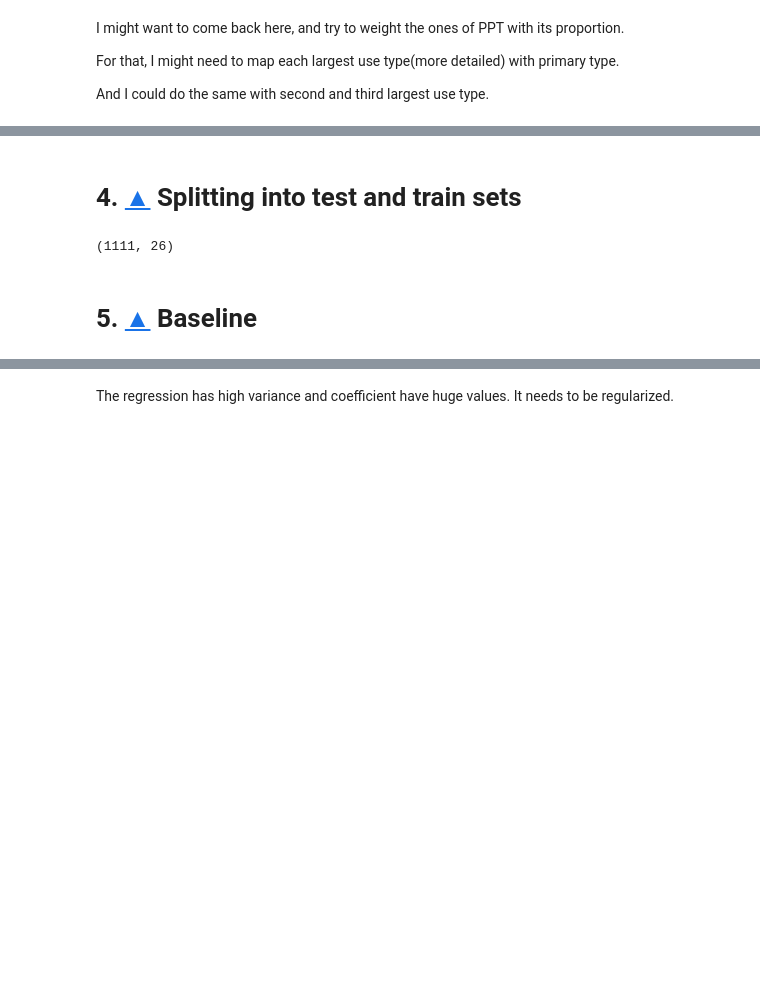
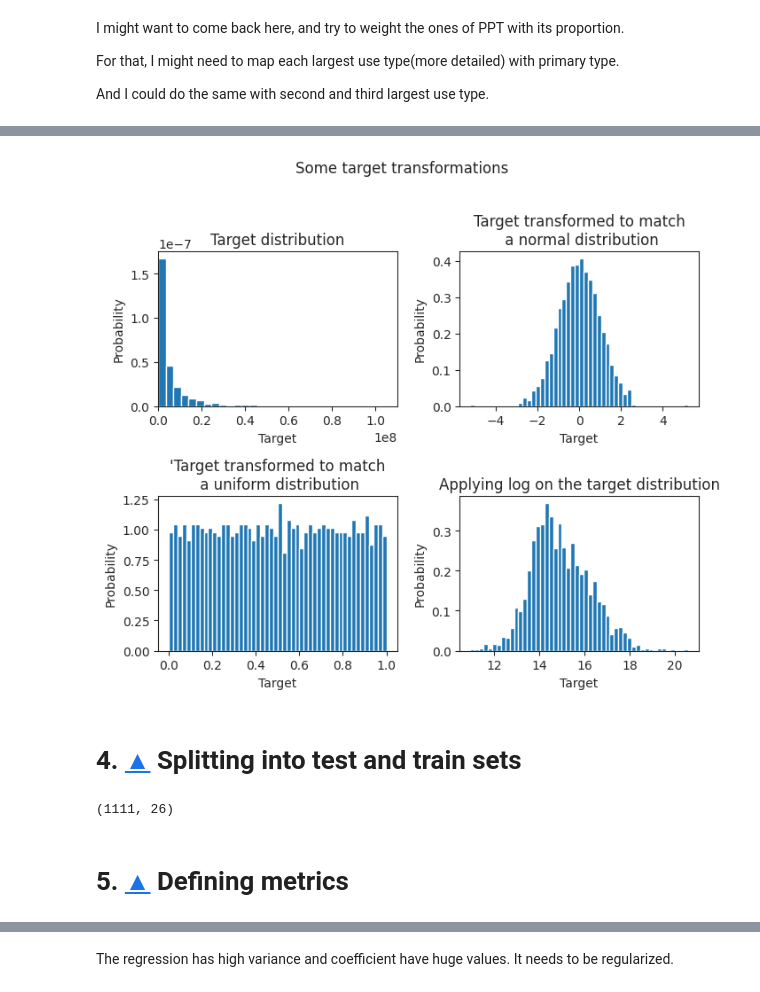
Before and after one commit to JulienfLeBoucher/OC_environmental_predictions, a Jupyter notebook: total_energy_predictions.ipynb, the cells around one changed output, grey strips where cells are left out. Cells and saved outputs as stored; diff of their text form; code cells hidden in the pictures; blank space fills up the shorter version.

```diff
--- a/total_energy_predictions.ipynb
+++ b/total_energy_predictions.ipynb
@@ -167,13 +170,7 @@ Hospital                     9
 Laboratory                   8
 Name: PrimaryPropertyType, dtype: int64
 # %%
-PPT_encoder, data = ds.one_hot_encoding(
-
-    data,
-    [pt.PPT],
-    drop='first'
-
-)
+PPT_encoder, data = ds.one_hot_encoding(data, [pt.PPT], drop="first")
 # %% [markdown]
 ## 1.2.  [&#9650;](#toc0_) <a id='toc1_2_'></a>Council District Code
 # %%
@@ -290,16 +297,69 @@ metrics = []
+# %%
+y = np.array(y).reshape(-1, 1)
+
+# Transform target to match a normal distribution
+qtn = QuantileTransformer(
+    n_quantiles=100, output_distribution="normal", random_state=0
+)
+y_n = qtn.fit_transform(y)
+
+# Transform target to match a uniform distribution
+qtu = QuantileTransformer(
+    n_quantiles=100, output_distribution="uniform", random_state=0
+)
+y_u = qtu.fit_transform(y)
+
+# Transform target applying a log_transformer
+log_transformer = FunctionTransformer(func=np.log1p, inverse_func=np.expm1)
+y_log = log_transformer.fit_transform(y)
+
+
+### Plots
+f, axs = plt.subplots(2, 2, figsize=(7,6))
+ax0, ax1 = axs[0]
+ax2, ax3 = axs[1]
+n_bins=50
+
+ax0.hist(y, bins=n_bins*5, density=True)
+ax0.set_xlim([0, 1.1e8])
+ax0.set_ylabel("Probability")
+ax0.set_xlabel("Target")
+ax0.set_title("Target distribution")
+
+ax1.hist(y_n, bins=n_bins, density=True)
+ax1.set_ylabel("Probability")
+ax1.set_xlabel("Target")
+ax1.set_title("Target transformed to match\n a normal distribution")
+
+ax2.hist(y_u, bins=n_bins, density=True)
+ax2.set_ylabel("Probability")
+ax2.set_xlabel("Target")
+ax2.set_title("'Target transformed to match\n a uniform distribution")
+
+ax3.hist(y_log, bins=n_bins, density=True)
+ax3.set_ylabel("Probability")
+ax3.set_xlabel("Target")
+ax3.set_title("Applying log on the target distribution")
+
+f.suptitle("Some target transformations", y=1.02)
+plt.tight_layout()
+plt.show()
+# %% [output]
+[figure, added]
 # %% [markdown]
 # 4.  [&#9650;](#toc0_) <a id='toc4_'></a>Splitting into test and train sets
 # %%
+# X can take values X_core or X_core_with_additional
 X = X_core
+
 test_size = 0.25
 seed = 2
-X_train, X_test, y_train, y_test = train_test_split(X, y,
-                                                    shuffle=True,
-                                                    test_size=test_size,
-                                                    random_state=seed)
+
+X_train, X_test, y_train, y_test = train_test_split(
+    X, y, shuffle=True, test_size=test_size, random_state=seed
+)
+X_train.shape
+# %% [output]
+(1111, 26)
-# %%
-X_train.shape
-# %% [output]
-(1111, 26)
 # %% [markdown]
-# 5.  [&#9650;](#toc0_) <a id='toc5_'></a>Baseline
+# 5.  [&#9650;](#toc0_) <a id='toc5_'></a>Defining metrics
```
Also changed, not shown: parts of 59 cells of this notebook.
